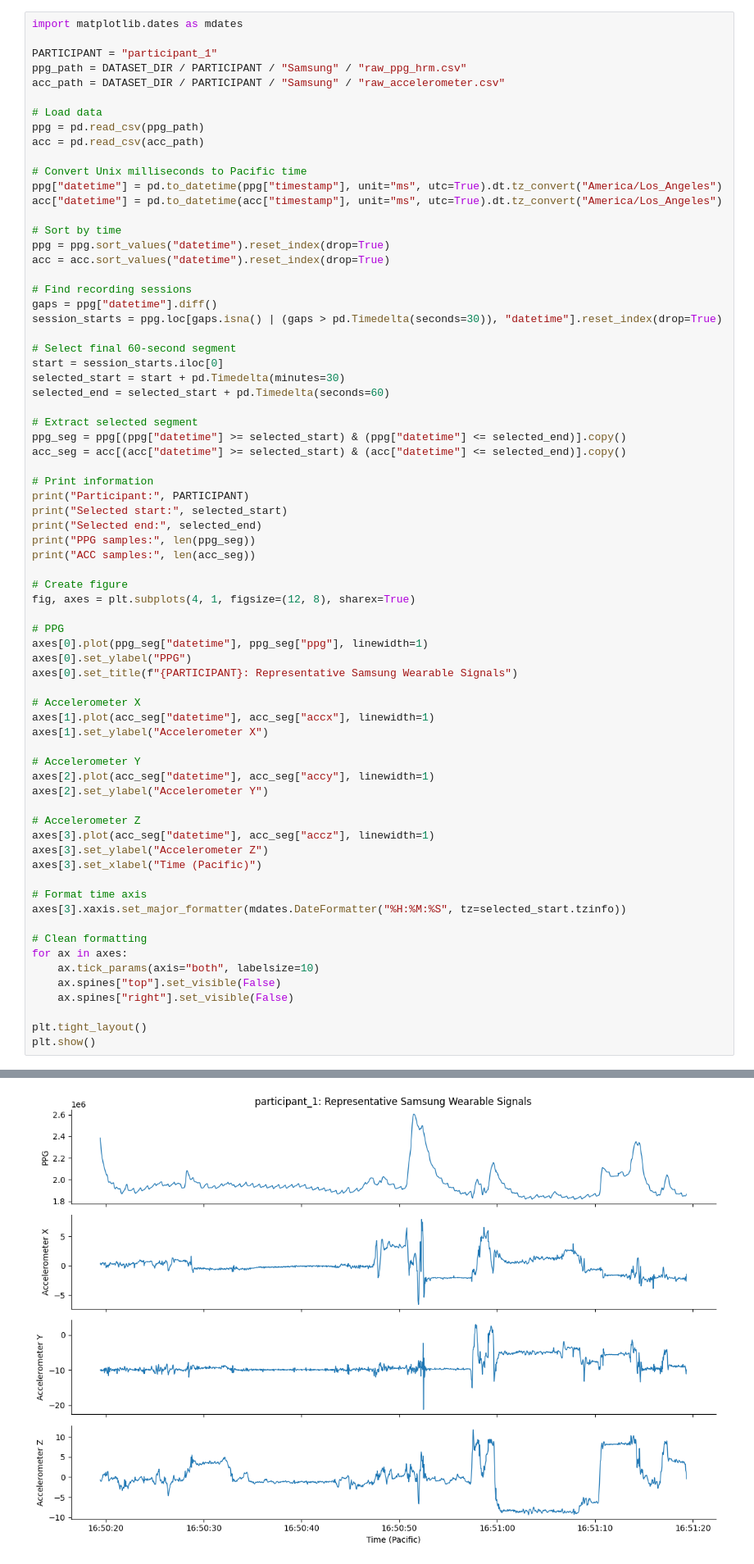
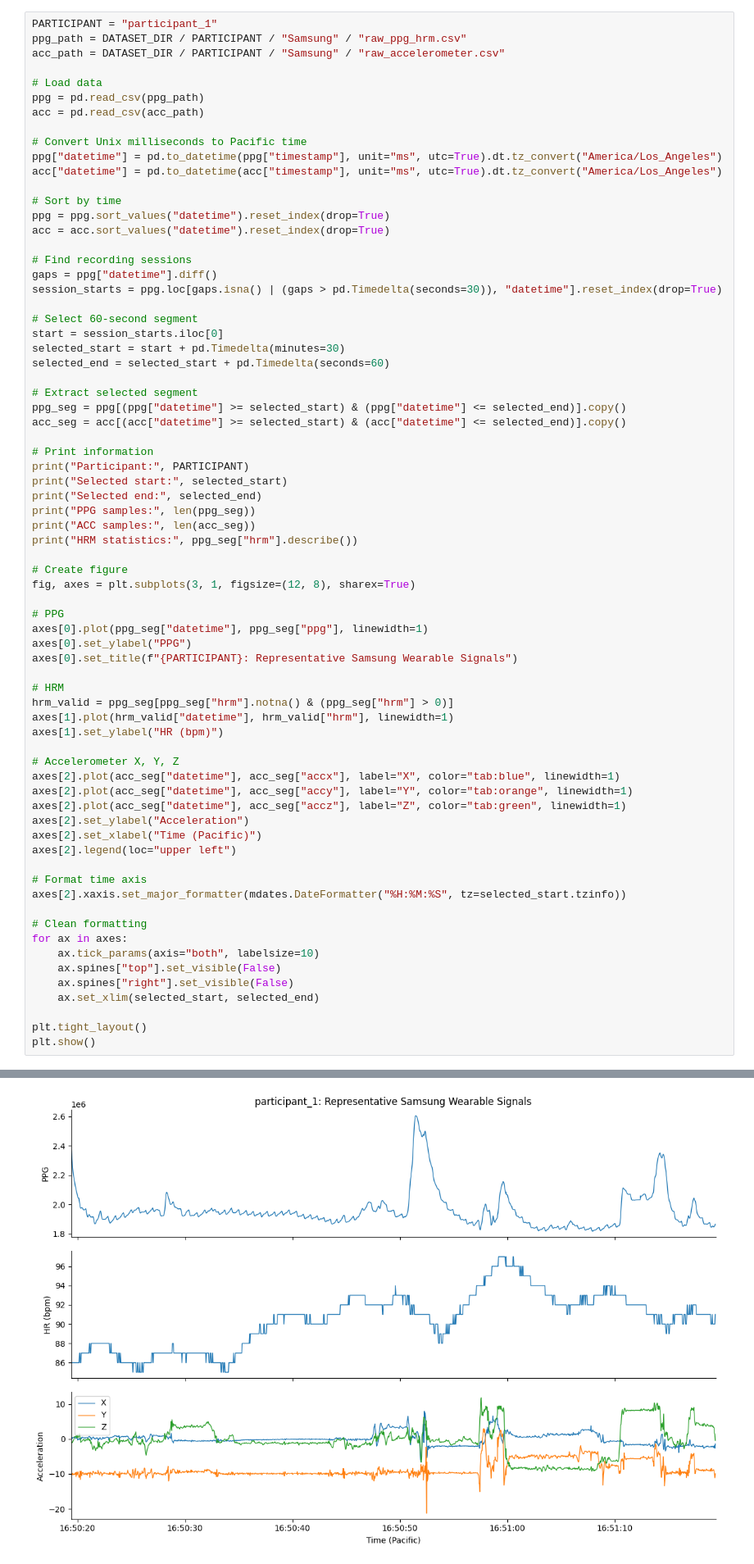
Before and after one commit to nedamhs/SoLo_analysis, a Jupyter notebook: technical_validation/watch_quality_assesment.ipynb, the cells around one changed output, grey strips where cells are left out. Shown at 82% size. Drawn from its saved outputs; the diff is of its cells as text.

```diff
--- a/technical_validation/watch_quality_assesment.ipynb
+++ b/technical_validation/watch_quality_assesment.ipynb
@@ -7,8 +8,6 @@ import matplotlib.pyplot as plt
 # Dataset directory
 DATASET_DIR = Path("/Users/nedamohseni/Downloads/SoLo_dataset")
 # %%
-import matplotlib.dates as mdates
-
 PARTICIPANT = "participant_1"
 ppg_path = DATASET_DIR / PARTICIPANT / "Samsung" / "raw_ppg_hrm.csv"
 acc_path = DATASET_DIR / PARTICIPANT / "Samsung" / "raw_accelerometer.csv"
@@ -29,7 +28,7 @@ acc = acc.sort_values("datetime").reset_index(drop=True)
 gaps = ppg["datetime"].diff()
 session_starts = ppg.loc[gaps.isna() | (gaps > pd.Timedelta(seconds=30)), "datetime"].reset_index(drop=True)
 
-# Select final 60-second segment
+# Select 60-second segment
 start = session_starts.iloc[0]
 selected_start = start + pd.Timedelta(minutes=30)
 selected_end = selected_start + pd.Timedelta(seconds=60)
@@ -44,36 +43,38 @@ print("Selected start:", selected_start)
 print("Selected end:", selected_end)
 print("PPG samples:", len(ppg_seg))
 print("ACC samples:", len(acc_seg))
+print("HRM statistics:", ppg_seg["hrm"].describe())
 
 # Create figure
-fig, axes = plt.subplots(4, 1, figsize=(12, 8), sharex=True)
+fig, axes = plt.subplots(3, 1, figsize=(12, 8), sharex=True)
 
 # PPG
 axes[0].plot(ppg_seg["datetime"], ppg_seg["ppg"], linewidth=1)
 axes[0].set_ylabel("PPG")
 axes[0].set_title(f"{PARTICIPANT}: Representative Samsung Wearable Signals")
 
-# Accelerometer X
-axes[1].plot(acc_seg["datetime"], acc_seg["accx"], linewidth=1)
-axes[1].set_ylabel("Accelerometer X")
+# HRM
+hrm_valid = ppg_seg[ppg_seg["hrm"].notna() & (ppg_seg["hrm"] > 0)]
+axes[1].plot(hrm_valid["datetime"], hrm_valid["hrm"], linewidth=1)
+axes[1].set_ylabel("HR (bpm)")
 
-# Accelerometer Y
-axes[2].plot(acc_seg["datetime"], acc_seg["accy"], linewidth=1)
-axes[2].set_ylabel("Accelerometer Y")
-
-# Accelerometer Z
-axes[3].plot(acc_seg["datetime"], acc_seg["accz"], linewidth=1)
-axes[3].set_ylabel("Accelerometer Z")
-axes[3].set_xlabel("Time (Pacific)")
+# Accelerometer X, Y, Z
+axes[2].plot(acc_seg["datetime"], acc_seg["accx"], label="X", color="tab:blue", linewidth=1)
+axes[2].plot(acc_seg["datetime"], acc_seg["accy"], label="Y", color="tab:orange", linewidth=1)
+axes[2].plot(acc_seg["datetime"], acc_seg["accz"], label="Z", color="tab:green", linewidth=1)
+axes[2].set_ylabel("Acceleration")
+axes[2].set_xlabel("Time (Pacific)")
+axes[2].legend(loc="upper left")
 
 # Format time axis
-axes[3].xaxis.set_major_formatter(mdates.DateFormatter("%H:%M:%S", tz=selected_start.tzinfo))
+axes[2].xaxis.set_major_formatter(mdates.DateFormatter("%H:%M:%S", tz=selected_start.tzinfo))
 
 # Clean formatting
 for ax in axes:
     ax.tick_params(axis="both", labelsize=10)
     ax.spines["top"].set_visible(False)
     ax.spines["right"].set_visible(False)
+    ax.set_xlim(selected_start, selected_end)
 
 plt.tight_layout()
 plt.show()
@@ -86,4 +96,4 @@ ACC samples: 1498
-[figure, old version]
+[figure, new version]
 # %%
 hrv_dfs = []
 
```
Also changed, not shown: parts of 2 cells of this notebook, 5 other files.
